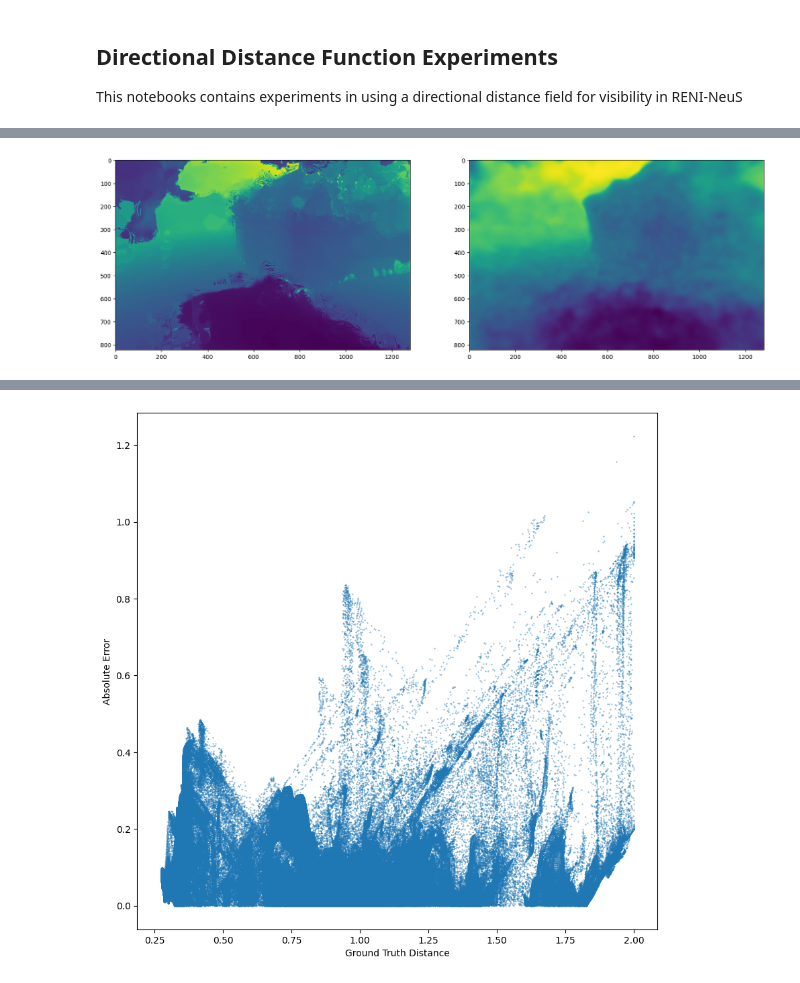
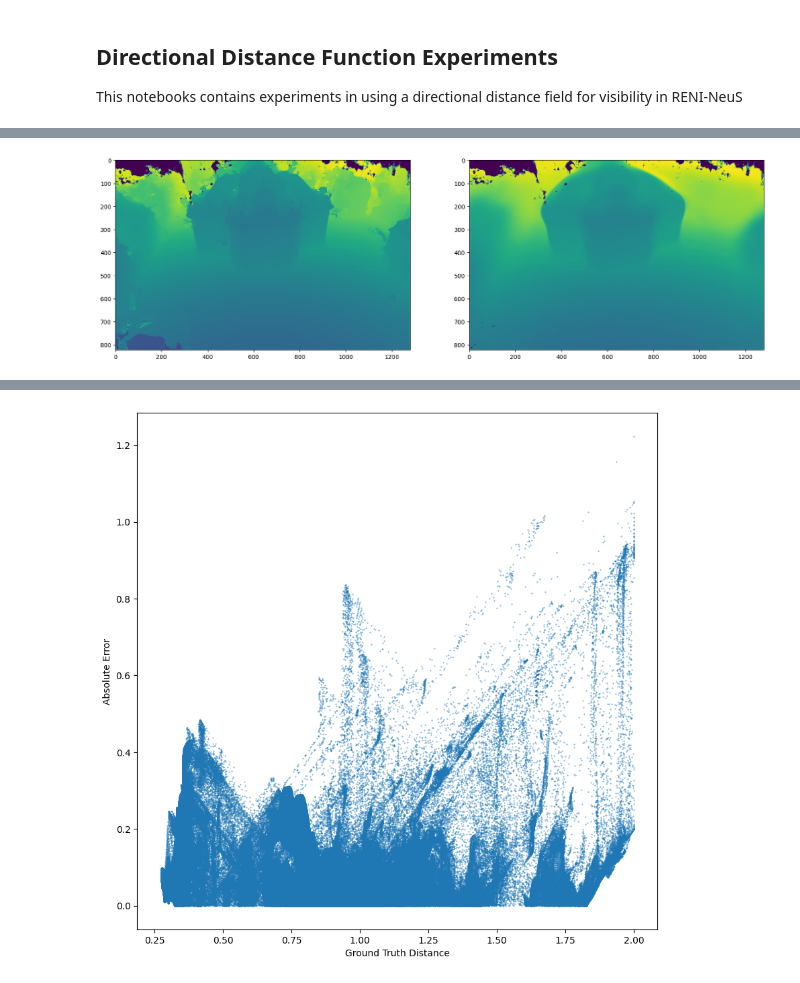
Before and after one commit to JADGardner/neusky, a Jupyter notebook: notebooks/ddf.ipynb, the cells around one changed output, grey strips where cells are left out. Drawn from its saved outputs; the diff is of its cells as text; code cells hidden in the pictures.

Commit message:
changes to reni_neus

```diff
--- a/notebooks/ddf.ipynb
+++ b/notebooks/ddf.ipynb
@@ -59,8 +59,8 @@ world_size = 1
 local_rank = 0
 device = 'cuda:0'
 
-ckpt_path = '/workspace/outputs/unnamed/ddf/2023-06-12_102951'
-step = 10000
+ckpt_path = '/workspace/outputs/unnamed/ddf/2023-06-20_085448'
+step = 20000
 
 ckpt = torch.load(ckpt_path + '/nerfstudio_models' + f'/step-{step:09d}.ckpt', map_location=device)
 vision_model_dict = {}
@@ -107,4 +105,8 @@ Caching all 160 images.
 # %%
-ray_bundle, batch = pipeline.datamanager.next_eval(0)
+idx = 4
+batch = pipeline.datamanager.eval_dataset[(idx)]
+ray_bundle = batch['ray_bundle']
 # change camera_indices to int of 3's of the same size
-ray_bundle.camera_indices = (torch.ones_like(ray_bundle.camera_indices) * 3).type(torch.int64)
+ray_bundle.camera_indices = (torch.ones_like(ray_bundle.camera_indices) * idx).type(torch.int64)
+ddf_output = pipeline.model.get_outputs_for_camera_ray_bundle(ray_bundle, reni_neus=None, show_progress=True)
+ddf_output['expected_termination_dist'].max(), batch['termination_dist'].max()
@@ -114,10 +118,10 @@ reni_output = pipeline.reni_neus.get_outputs_for_camera_ray_bundle(ray_bundle, s
 # %%
 # plot reni_output['ptp_dist'] and ddf_output['expected_termination_dist'] side by side
 plt.figure(figsize=(20, 10))
 plt.subplot(1, 2, 1)
-plt.imshow(reni_output['p2p_dist'].cpu().detach().numpy())
+plt.imshow((batch['termination_dist'] * batch['mask']).cpu().detach().numpy())
 plt.subplot(1, 2, 2)
-plt.imshow(ddf_output['expected_termination_dist'].cpu().detach().numpy())
+plt.imshow((ddf_output['expected_termination_dist'] * batch['mask']).cpu().detach().numpy())
 plt.show()
 # %% [output]
-[figure, old version]
+[figure, new version]
```
Also changed, not shown: parts of 4 cells of this notebook, 5 other files.
